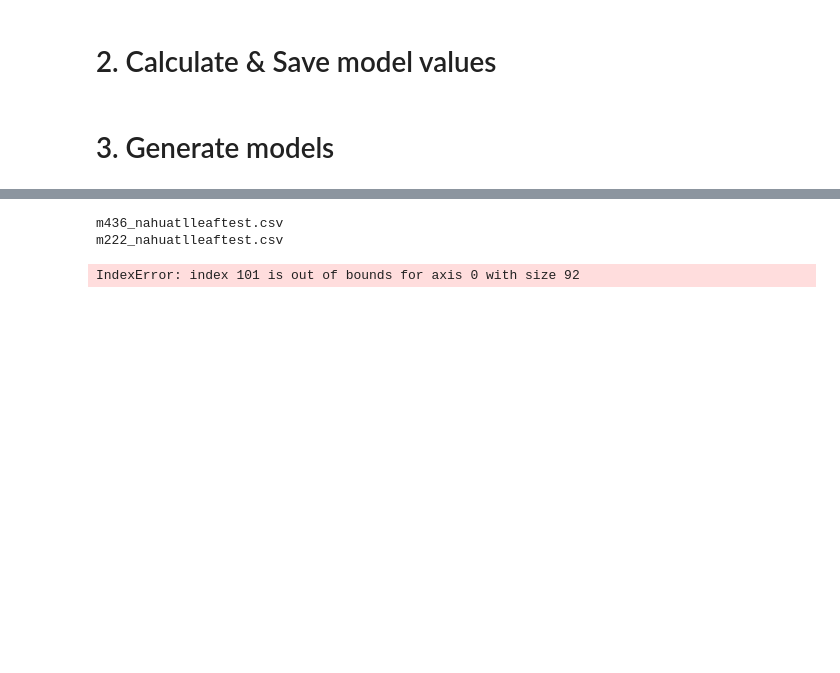
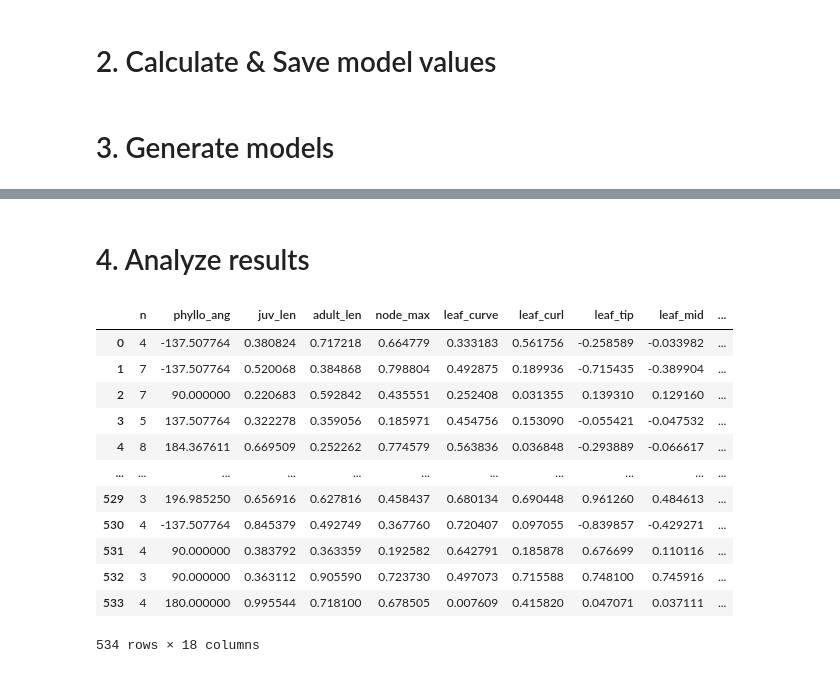
Before and after one commit to DanChitwood/ray_casting_models, a Jupyter notebook: ray_casting_models.ipynb, the cells around one changed output, grey strips where cells are left out. Drawn from its saved outputs; the diff is of its cells as text; code cells hidden in the pictures; blank space fills up the shorter version.

```diff
--- a/ray_casting_models.ipynb
+++ b/ray_casting_models.ipynb
@@ -1301,24 +1260,0 @@ True
-# %%
-# specify path
-model_values_path = "model_values"
-
-# get file names of model values
-file_names = os.listdir(model_values_path)
-
-# make sure no hidden files
-for i in range(len(file_names)):
-    if file_names[i][0]==".":
-        file_names.remove(i)
-
-
-#for file in file_names: # for each saved model
-#    if ray_casting(radius,n_sample,results_path,file,leaf_series_path,n_save,warp,n_origins,):
-#        continue
-
-for file in file_names: # for each saved model
-    print(file)
-    overall_function(file,leaf_series_path,n_save,n_origins,radius,n_sample,results_path,warp)
-# %% [output]
-m436_nahuatlleaftest.csv
-m222_nahuatlleaftest.csv
-IndexError: index 101 is out of bounds for axis 0 with size 92
@@ -1369,0 +1261,2 @@ def overall_function(file,leaf_series_path,n_save,n_origins,radius,n_sample,resu
+# %% [markdown]
+# 4. Analyze results
@@ -1369,0 +1307,16 @@ def overall_function(file,leaf_series_path,n_save,n_origins,radius,n_sample,resu
+# %%
+df
+# %% [output]
+|  | n | phyllo_ang | juv_len | adult_len | node_max | leaf_curve | leaf_curl | leaf_tip | leaf_mid | ... |
+| 0 | 4 | -137.507764 | 0.380824 | 0.717218 | 0.664779 | 0.333183 | 0.561756 | -0.258589 | -0.033982 | ... |
+| 1 | 7 | -137.507764 | 0.520068 | 0.384868 | 0.798804 | 0.492875 | 0.189936 | -0.715435 | -0.389904 | ... |
+| 2 | 7 | 90.000000 | 0.220683 | 0.592842 | 0.435551 | 0.252408 | 0.031355 | 0.139310 | 0.129160 | ... |
+| 3 | 5 | 137.507764 | 0.322278 | 0.359056 | 0.185971 | 0.454756 | 0.153090 | -0.055421 | -0.047532 | ... |
+| 4 | 8 | 184.367611 | 0.669509 | 0.252262 | 0.774579 | 0.563836 | 0.036848 | -0.293889 | -0.066617 | ... |
+| ... | ... | ... | ... | ... | ... | ... | ... | ... | ... | ... |
+| 529 | 3 | 196.985250 | 0.656916 | 0.627816 | 0.458437 | 0.680134 | 0.690448 | 0.961260 | 0.484613 | ... |
+| 530 | 4 | -137.507764 | 0.845379 | 0.492749 | 0.367760 | 0.720407 | 0.097055 | -0.839857 | -0.429271 | ... |
+| 531 | 4 | 90.000000 | 0.383792 | 0.363359 | 0.192582 | 0.642791 | 0.185878 | 0.676699 | 0.110116 | ... |
+| 532 | 3 | 90.000000 | 0.363112 | 0.905590 | 0.723730 | 0.497073 | 0.715588 | 0.748100 | 0.745916 | ... |
+| 533 | 4 | 180.000000 | 0.995544 | 0.718100 | 0.678505 | 0.007609 | 0.415820 | 0.047071 | 0.037111 | ... |
+534 rows × 18 columns
```
Also changed, not shown: parts of 8 cells of this notebook.
